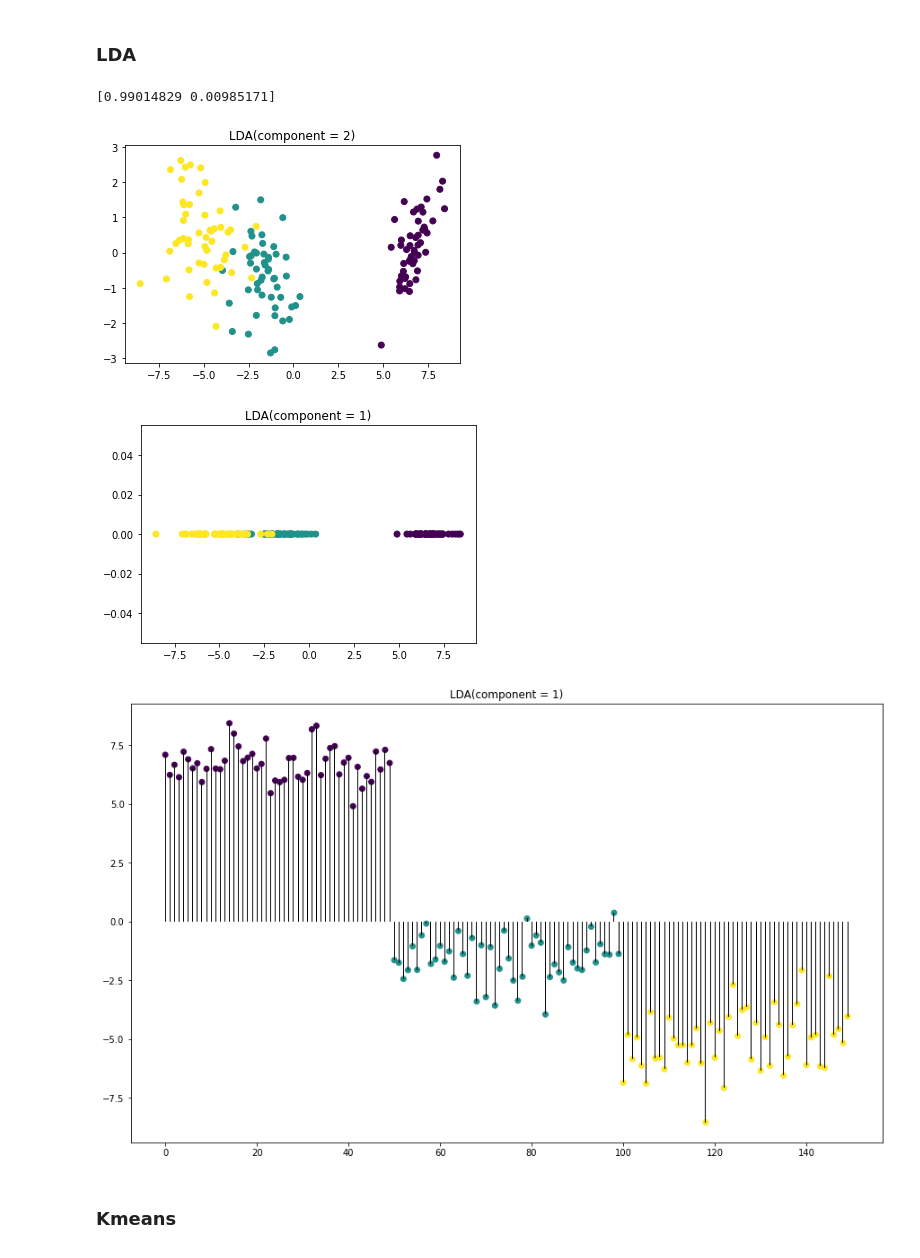
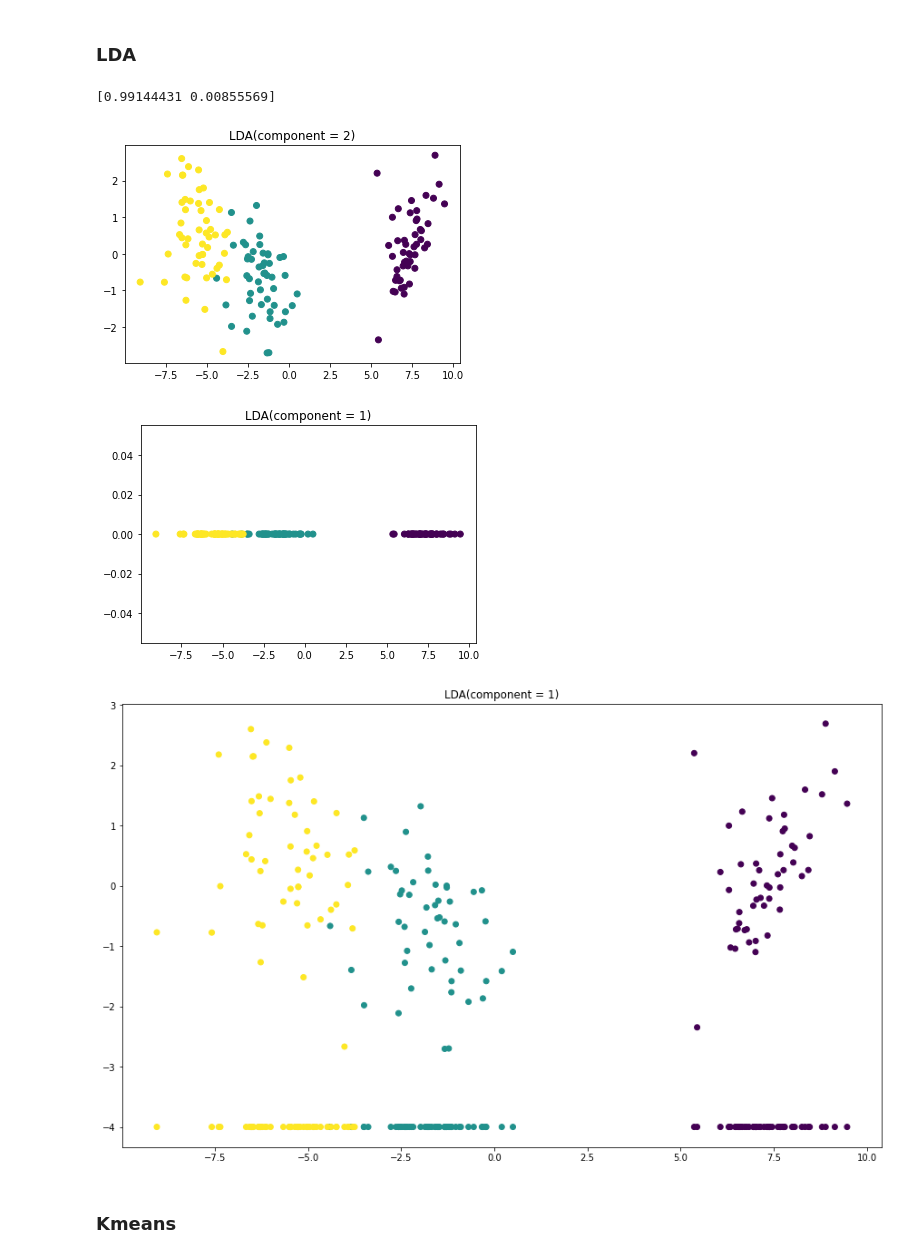
Before and after one commit to jasonbirdd/111ESS_machine_learning_CA4, a Jupyter notebook: CA4_demo.ipynb, the cells around one changed output. Cells and saved outputs as stored; diff of their text form; code cells hidden in the pictures.

```diff
--- a/CA4_demo.ipynb
+++ b/CA4_demo.ipynb
@@ -14,21 +14,28 @@ iris = datasets.load_iris()
 x = iris.data
 y = iris.target
 feature_names = iris.feature_names
+
+##################################################################################
+#為了demo如何處理Nan
 n = 8 #Nan number
 [xidx,yidx]=[np.random.choice(x.shape[0],n),np.random.choice(x.shape[1],n)]#Nan index
 for i in range(n) :
     x[xidx[i],yidx[i]]=np.nan
+##################################################################################
+
 df = pd.DataFrame(x,columns=feature_names)
-df.head()
-###missing value
+
+#missing value
 null = df.isnull().sum()
-print('number of missing value')
+print('number of missing value is')
 print(null)
+print("-------------------------------")
 #fill NaN with mean
-for j in df.columns:
+for i,j in enumerate(df.columns):
     mean = np.around(np.mean(df[j]),3)
     df[j].fillna(mean,inplace = True)
-    print('fill Nan in %s with mean %.3f (cm)'%(j,mean))
-df.head()
+    print(f'fill Nan in {j} nan place with mean {mean} (cm)')
+print("-------------------------------")
+print(df.head())
 X = df.to_numpy()
 # %% [output]
@@ -96,37 +96,37 @@ plt.show()
 # %%
 # =============================================================================
 # ###LDA
 # =============================================================================
 #%%
 from sklearn.discriminant_analysis import LinearDiscriminantAnalysis
 lda = LinearDiscriminantAnalysis()
 lda_iris = lda.fit(X, y)
 print(lda.explained_variance_ratio_)
 
 lda2 = LinearDiscriminantAnalysis(n_components=2)
 lda2_iris = lda2.fit_transform(X, y)
 plt.figure()
 plt.title('LDA(component = 2)')
 plt.scatter(lda2_iris[:,0],lda2_iris[:,1],c=iris.target)
 plt.show()
 
 lda1 = LinearDiscriminantAnalysis(n_components=1)
 lda1_iris = lda1.fit_transform(X, y)
 plt.figure()
 plt.title('LDA(component = 1)')
 plt.scatter(lda1_iris[:,0],np.zeros([1,150]),c=iris.target)
 plt.show()
 
 plt.figure(figsize = (15,9))
 plt.title('LDA(component = 1)')
-plt.scatter(np.arange(0,150),lda1_iris[:,0],c=iris.target)
-plt.bar(np.arange(0,150),lda1_iris[:,0],width = 0.2,fc = 'k')
+plt.scatter(lda2_iris[:,0],lda2_iris[:,1],c=iris.target)
+plt.scatter(lda1_iris[:,0],np.zeros([1,150])-4,c=iris.target)
 plt.show()
 # %% [output]
-[0.99014829 0.00985171]
+[0.99144431 0.00855569]
-[figure, old version]
+[figure, new version]
-[figure, old version]
+[figure, new version]
-[figure, old version]
+[figure, new version]
 # %% [markdown]
 ### Kmeans
 # %%
```
Also changed, not shown: parts of 5 cells of this notebook, 1 other file.
